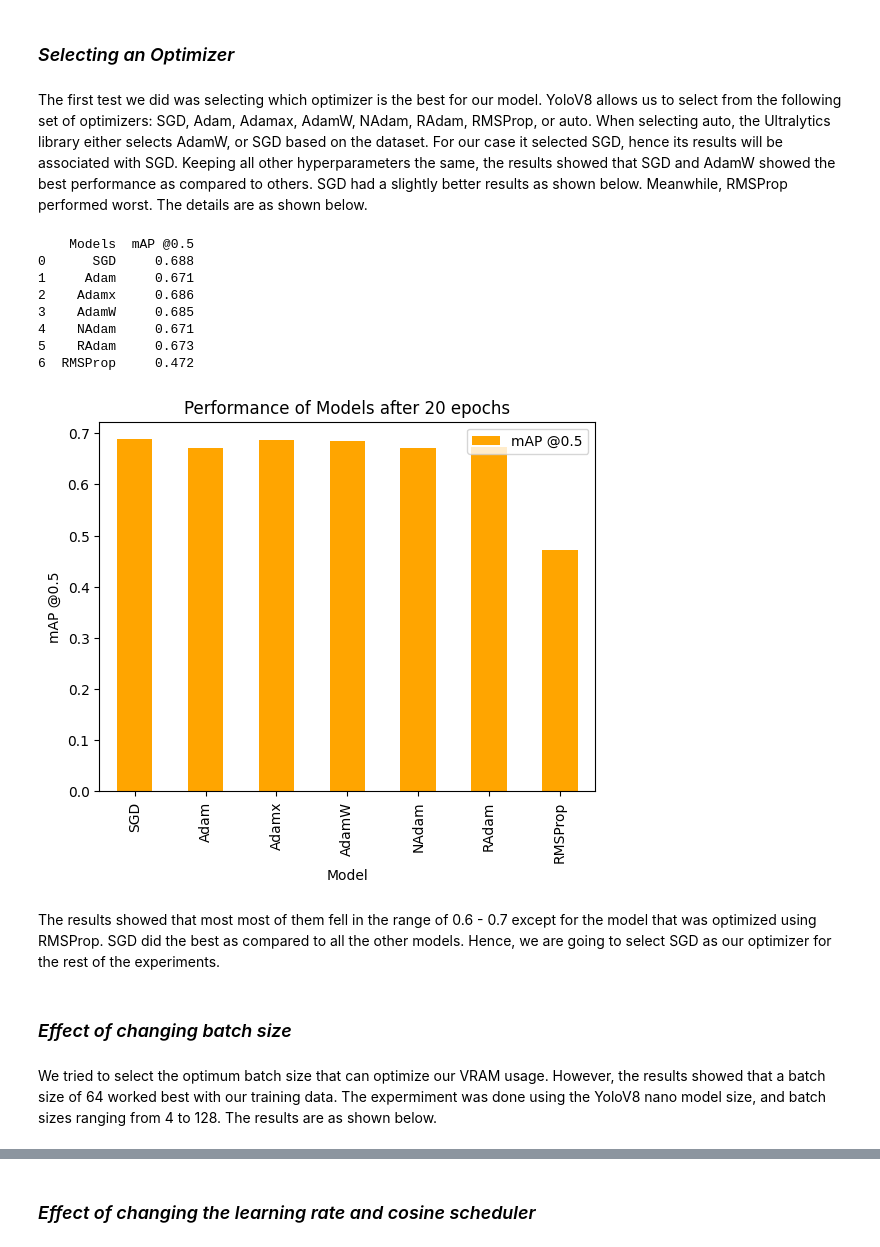
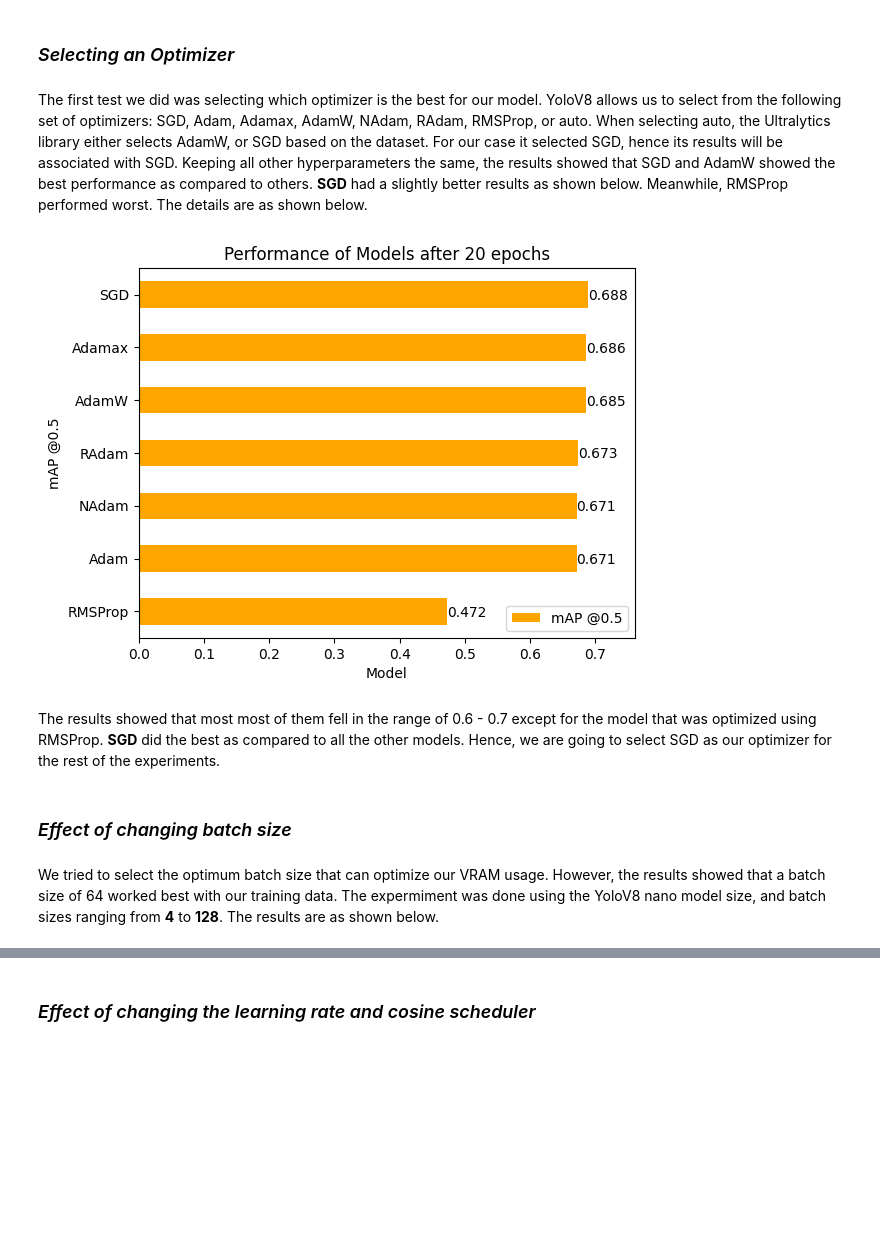
Before and after one commit to AbelKidaneHaile/Reports, a Jupyter notebook: notebooks/Report.ipynb, the cells around one changed output, grey strips where cells are left out. Cells and saved outputs as stored; diff of their text form; code cells hidden in the pictures; blank space fills up the shorter version.

```diff
--- a/notebooks/Report.ipynb
+++ b/notebooks/Report.ipynb
@@ -14,4 +14,4 @@ In this report, we will go over the influence of changing the hyperparameters to
 # %% [markdown]
 ### *Selecting an Optimizer*
 # %% [markdown]
-The first test we did was selecting which optimizer is the best for our model. YoloV8 allows us to select from the following set of optimizers: SGD, Adam, Adamax, AdamW, NAdam, RAdam, RMSProp, or auto. When selecting auto, the Ultralytics library either selects AdamW, or SGD based on the dataset. For our case it selected SGD, hence its results will be associated with SGD. Keeping all other hyperparameters the same, the results showed that SGD and AdamW showed the best performance as compared to others. SGD had a slightly better results as shown below. Meanwhile, RMSProp performed worst. The details are as shown below.
+The first test we did was selecting which optimizer is the best for our model. YoloV8 allows us to select from the following set of optimizers: SGD, Adam, Adamax, AdamW, NAdam, RAdam, RMSProp, or auto. When selecting auto, the Ultralytics library either selects AdamW, or SGD based on the dataset. For our case it selected SGD, hence its results will be associated with SGD. Keeping all other hyperparameters the same, the results showed that SGD and AdamW showed the best performance as compared to others. **SGD** had a slightly better results as shown below. Meanwhile, RMSProp performed worst. The details are as shown below.
@@ -27,28 +18,26 @@ df = pd.DataFrame(data)
+# %%
+import pandas as pd
+import matplotlib.pyplot as plt
+def addlabels(x,y):
+    for i in range(len(x)):
+        plt.text(y[i], i-0.1, y[i])
+data = {"Models": ["RMSProp", "Adam", "NAdam", "RAdam", "AdamW", "Adamax", "SGD"],
+        "mAP @0.5": [0.472, 0.671, 0.671, 0.673, 0.685, 0.686, 0.688]
+       }
+df = pd.DataFrame(data)
 # %%
-print(df)
-df.plot.bar(x='Models', y='mAP @0.5', color='orange')
-# Add a title and labels to the axes
+df.plot.barh(x='Models', y='mAP @0.5', color='orange')
 plt.title('Performance of Models after 20 epochs')
-plt.xlabel('Model')
-plt.ylabel('mAP @0.5')
-# Show the plot
+plt.xlabel('Model');plt.ylabel('mAP @0.5');plt.xlim([0, 0.76]);addlabels(df['Models'],df['mAP @0.5'])
 plt.show()
 # %% [output]
-    Models  mAP @0.5
-0      SGD     0.688
-1     Adam     0.671
-2    Adamx     0.686
-3    AdamW     0.685
-4    NAdam     0.671
-5    RAdam     0.673
-6  RMSProp     0.472
-[figure, old version]
+[figure, new version]
 # %% [markdown]
-The results showed that most most of them fell in the range of 0.6 - 0.7 except for the model that was optimized using RMSProp. SGD did the best as compared to all the other models. Hence, we are going to select SGD as our optimizer for the rest of the experiments.
+The results showed that most most of them fell in the range of 0.6 - 0.7 except for the model that was optimized using RMSProp. **SGD** did the best as compared to all the other models. Hence, we are going to select SGD as our optimizer for the rest of the experiments.
 # %% [markdown]
 ### *Effect of changing batch size*
 # %% [markdown]
-We tried to select the optimum batch size that can optimize our VRAM usage. However, the results showed that a batch size of 64 worked best with our training data. The expermiment was done using the YoloV8 nano model size, and batch sizes ranging from 4 to 128. The results are as shown below.
+We tried to select the optimum batch size that can optimize our VRAM usage. However, the results showed that a batch size of 64 worked best with our training data. The expermiment was done using the YoloV8 nano model size, and batch sizes ranging from **4** to **128**. The results are as shown below.
 # %%
 import pandas as pd
 import matplotlib.pyplot as plt
```
Also changed, not shown: parts of 16 cells of this notebook, 1 other file.
